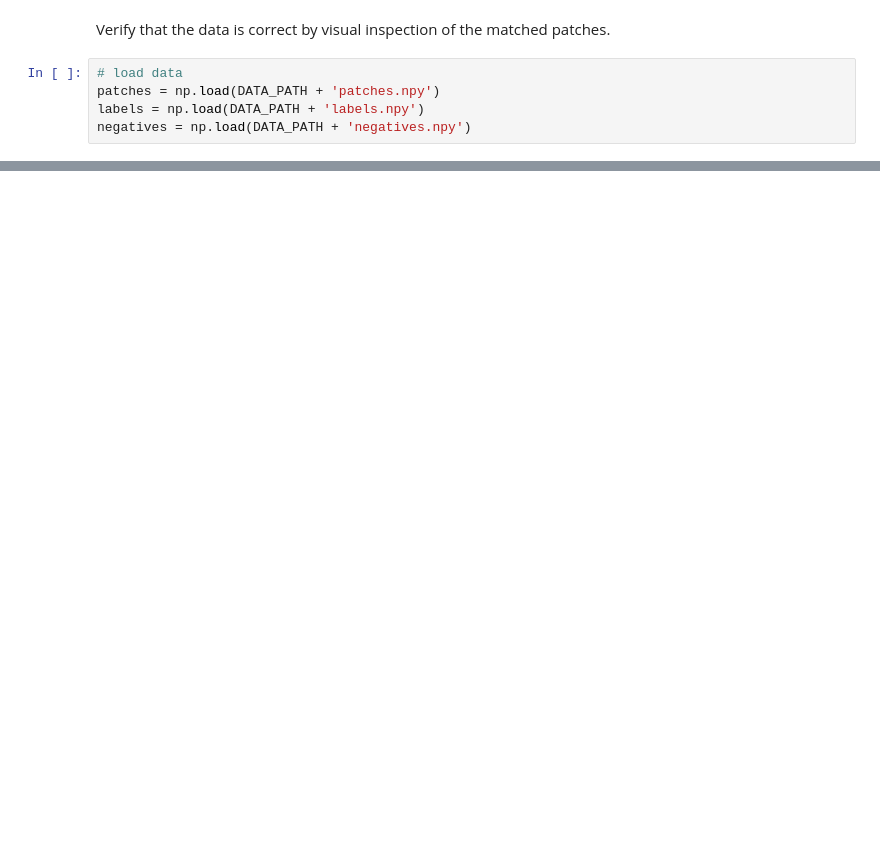
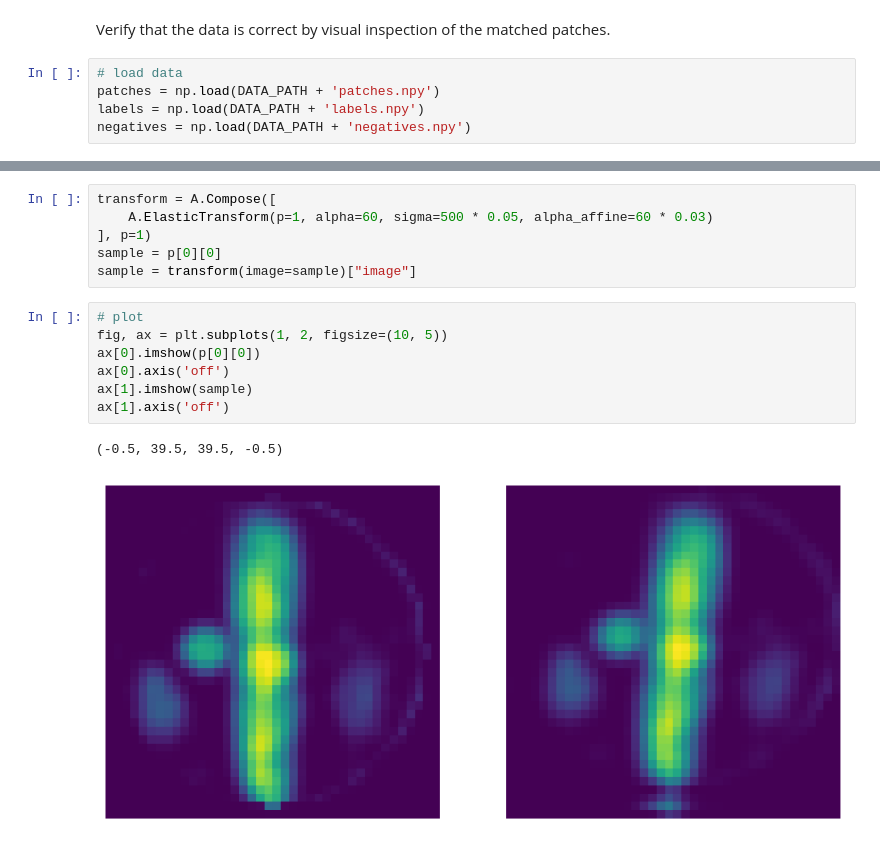
Before and after one commit to richdanis/DrTrack, a Jupyter notebook: notebooks/verify_merge.ipynb, the cells around one changed output, grey strips where cells are left out. Cells and saved outputs as stored; diff of their text form; blank space fills up the shorter version.

```diff
--- a/notebooks/verify_merge.ipynb
+++ b/notebooks/verify_merge.ipynb
@@ -32,0 +53,16 @@ for i, patch in enumerate(p):
+# %%
+transform = A.Compose([
+    A.ElasticTransform(p=1, alpha=60, sigma=500 * 0.05, alpha_affine=60 * 0.03)
+], p=1)
+sample = p[0][0]
+sample = transform(image=sample)["image"]
+# %%
+# plot
+fig, ax = plt.subplots(1, 2, figsize=(10, 5))
+ax[0].imshow(p[0][0])
+ax[0].axis('off')
+ax[1].imshow(sample)
+ax[1].axis('off')
+# %% [output]
+(-0.5, 39.5, 39.5, -0.5)
+[figure, added]
```
Also changed, not shown: parts of 5 cells of this notebook, 3 other files.
